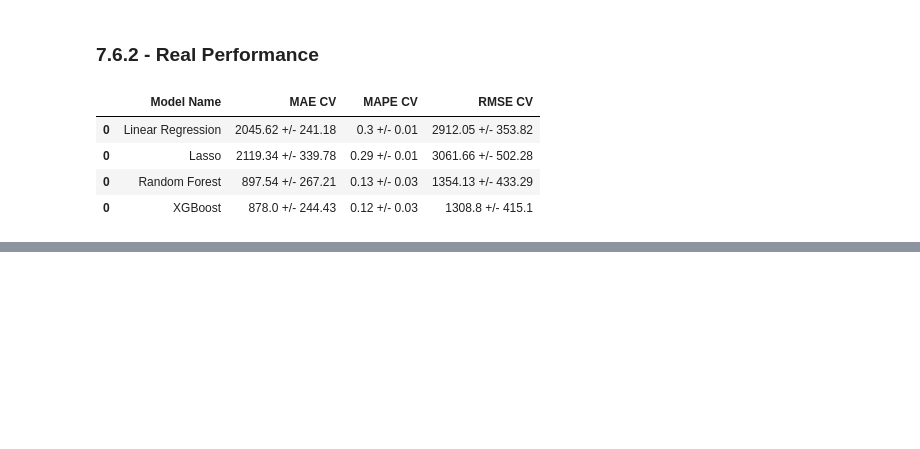
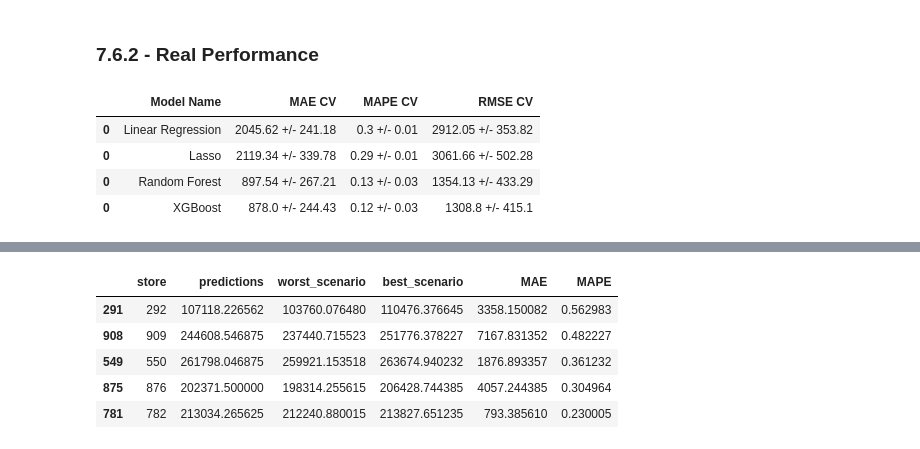
Before and after one commit to fusaa/rossmann, a Jupyter notebook: 3 - project - exploratory data analysis-Copy1.ipynb, the cells around one changed output, grey strips where cells are left out. Drawn from its saved outputs; the diff is of its cells as text; code cells hidden in the pictures; blank space fills up the shorter version.

```diff
--- a/3 - project - exploratory data analysis-Copy1.ipynb
+++ b/3 - project - exploratory data analysis-Copy1.ipynb
@@ -1172,0 +1262,9 @@ mpe
+# %%
+df92.sort_values('MAPE', ascending = False).head()
+# %% [output]
+|  | store | predictions | worst_scenario | best_scenario | MAE | MAPE |
+| 291 | 292 | 107118.226562 | 103760.076480 | 110476.376645 | 3358.150082 | 0.562983 |
+| 908 | 909 | 244608.546875 | 237440.715523 | 251776.378227 | 7167.831352 | 0.482227 |
+| 549 | 550 | 261798.046875 | 259921.153518 | 263674.940232 | 1876.893357 | 0.361232 |
+| 875 | 876 | 202371.500000 | 198314.255615 | 206428.744385 | 4057.244385 | 0.304964 |
+| 781 | 782 | 213034.265625 | 212240.880015 | 213827.651235 | 793.385610 | 0.230005 |
```
Also changed, not shown: parts of 33 cells of this notebook.
